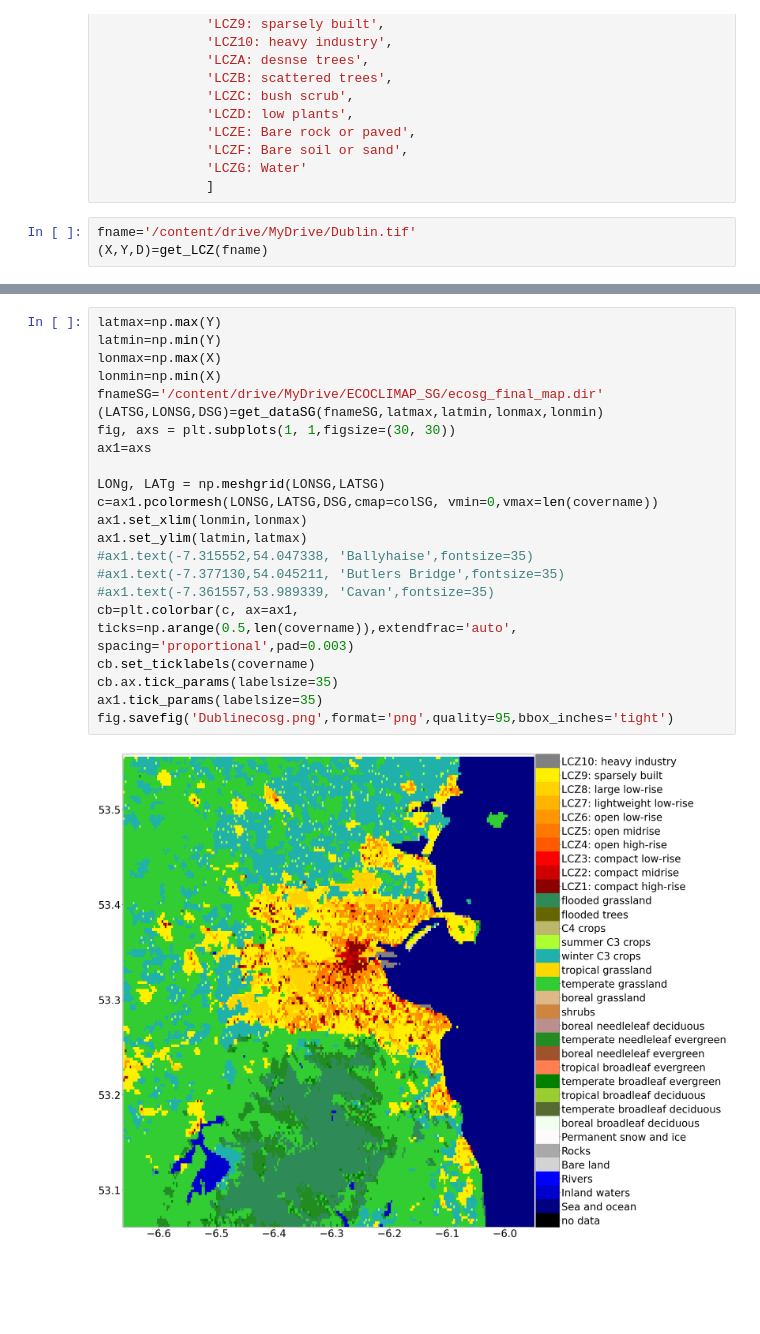
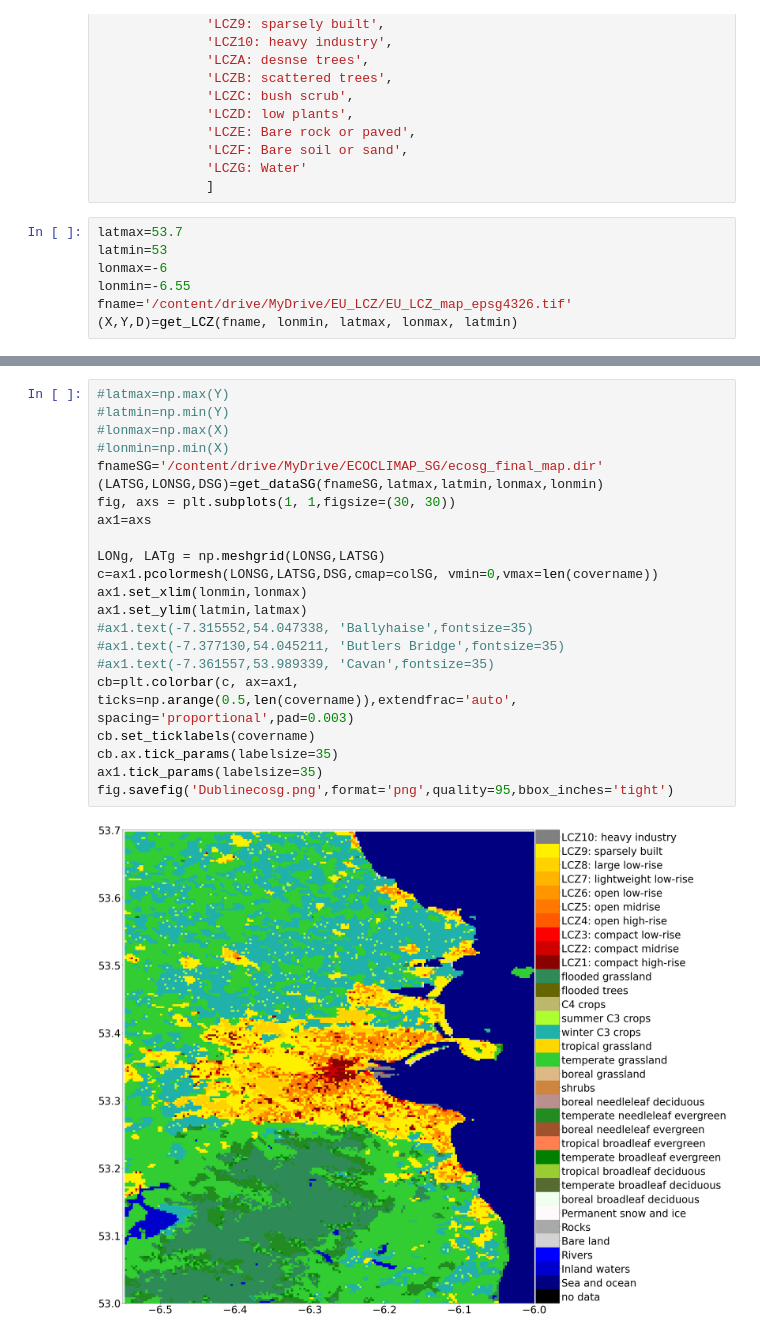
Before and after one commit to gbessardon/Create_plots, a Jupyter notebook: Dublin_plots.ipynb, the cells around one changed output, grey strips where cells are left out. Cells and saved outputs as stored; diff of their text form; blank space fills up the shorter version.

Commit message:
nicer plots

```diff
--- a/Dublin_plots.ipynb
+++ b/Dublin_plots.ipynb
@@ -221,5 +221,9 @@ covernameLCZ=['no data',
               'LCZG: Water'
               ]
 # %%
-fname='/content/drive/MyDrive/Dublin.tif'
-(X,Y,D)=get_LCZ(fname)
+latmax=53.7
+latmin=53
+lonmax=-6
+lonmin=-6.55
+fname='/content/drive/MyDrive/EU_LCZ/EU_LCZ_map_epsg4326.tif'
+(X,Y,D)=get_LCZ(fname, lonmin, latmax, lonmax, latmin)
@@ -238,24 +246,24 @@ fig.savefig('Dublinwudb.png',format='png',quality=95,bbox_inches='tight')
 # %%
-latmax=np.max(Y)
-latmin=np.min(Y)
-lonmax=np.max(X)
-lonmin=np.min(X)
+#latmax=np.max(Y)
+#latmin=np.min(Y)
+#lonmax=np.max(X)
+#lonmin=np.min(X)
 fnameSG='/content/drive/MyDrive/ECOCLIMAP_SG/ecosg_final_map.dir'
 (LATSG,LONSG,DSG)=get_dataSG(fnameSG,latmax,latmin,lonmax,lonmin)
 fig, axs = plt.subplots(1, 1,figsize=(30, 30))
 ax1=axs
 
 LONg, LATg = np.meshgrid(LONSG,LATSG)
 c=ax1.pcolormesh(LONSG,LATSG,DSG,cmap=colSG, vmin=0,vmax=len(covername))
 ax1.set_xlim(lonmin,lonmax)
 ax1.set_ylim(latmin,latmax)
 #ax1.text(-7.315552,54.047338, 'Ballyhaise',fontsize=35)
 #ax1.text(-7.377130,54.045211, 'Butlers Bridge',fontsize=35)
 #ax1.text(-7.361557,53.989339, 'Cavan',fontsize=35)
 cb=plt.colorbar(c, ax=ax1, ticks=np.arange(0.5,len(covername)),extendfrac='auto', spacing='proportional',pad=0.003)
 cb.set_ticklabels(covername)
 cb.ax.tick_params(labelsize=35)
 ax1.tick_params(labelsize=35)
 fig.savefig('Dublinecosg.png',format='png',quality=95,bbox_inches='tight')
 # %% [output]
-[figure, old version]
+[figure, new version]
```
Also changed, not shown: parts of 34 cells of this notebook.
